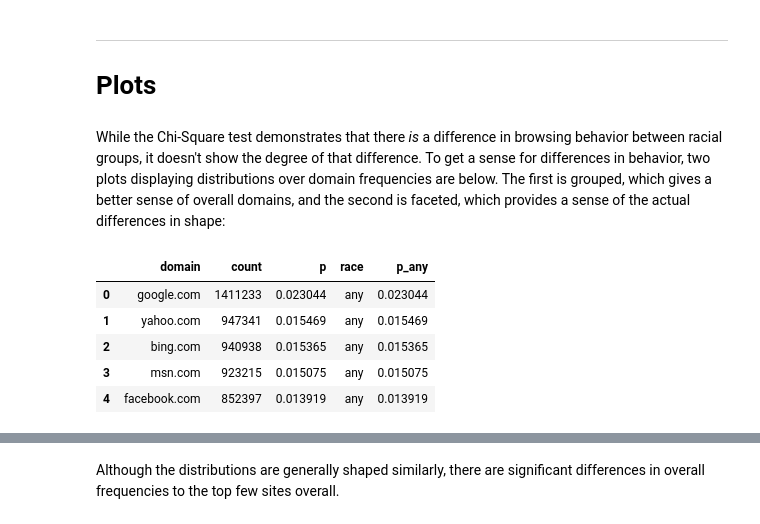
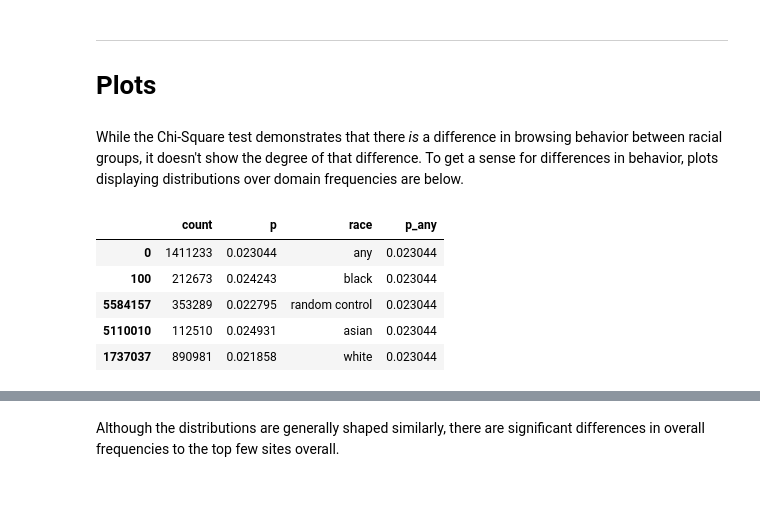
Before and after one commit to aberke/floc-analysis, a Jupyter notebook: notebooks/sensitivity-by-race-by-domain-visit-frequency.ipynb, the cells around one changed output, grey strips where cells are left out. Drawn from its saved outputs; the diff is of its cells as text; code cells hidden in the pictures; blank space fills up the shorter version.

```diff
--- a/notebooks/sensitivity-by-race-by-domain-visit-frequency.ipynb
+++ b/notebooks/sensitivity-by-race-by-domain-visit-frequency.ipynb
@@ -188,43 +202,45 @@ Overall dataframe:
 ---
 # Plots
 # %% [markdown]
-While the Chi-Square test demonstrates that there *is* a difference in browsing behavior between racial groups, it doesn't show the degree of that difference. To get a sense for differences in behavior, two plots displaying distributions over domain frequencies are below. The first is grouped, which gives a better sense of overall domains, and the second is faceted, which provides a sense of the actual differences in shape:
+While the Chi-Square test demonstrates that there *is* a difference in browsing behavior between racial groups, it doesn't show the degree of that difference. To get a sense for differences in behavior, plots displaying distributions over domain frequencies are below.
 # %%
 from plotnine import (ggplot, geom_point, aes, stat_smooth,
                       facet_wrap, geom_bar, element_text,
                       theme, theme_minimal, labs, element_blank,
                       element_line)
 
+D = 100
+
 # Organize data
 race_values = {1:'white', 2:'black', 3:'asian', 5:'other', 6: 'random control', 7: 'any'}
-# get top 50 for demonstration
-top_domains = all_distribution.nlargest(50, columns='p')
+top_domains = all_distribution.nlargest(D, columns='p')
 race_dist_df = race_distributions[race_distributions.domain.isin(top_domains.index)]
 # calc frequencies
 race_X = (race_dist_df
  [['domain', 'race', 'count']]
  .pivot(index='domain', columns='race')
 )
 plot_df = (pd.concat([(top_domains.reset_index()
                        .rename({'index': 'domain'}, axis=1)
                        .assign(race=7)),
                       race_dist_df])
            # convert to readable strings, then categorical vars
            .assign(race = lambda x: x.race.astype(int).map(race_values))
            .assign(race=lambda x: pd.Categorical(x.race, categories=x.race.unique().sort()),
                    domain=lambda x: pd.Categorical(x.domain, categories=x.domain.unique()),
                    p=lambda x: x.p.astype(float))
           )
 
 # adds p_any (from aggregate) to DF for plotting convenience
 p_any_df = (plot_df[plot_df.race == 'any'][['domain', 'p']])
 p_domains_any = plot_df[plot_df.race == 'any'][['domain', 'p']].set_index('domain').to_dict()['p']
-plot_df = plot_df.assign(p_any=lambda x: x.domain.map(p_domains_any).astype(float))
-plot_df.head()
+plot_100_df = plot_df.assign(p_any=lambda x: x.domain.map(p_domains_any).astype(float))
+plot_100_df = plot_100_df.sort_values('p_any', ascending=False)
+plot_100_df.drop('domain',axis=1).head() # avoid showing domain name with counts
 # %% [output]
-|  | domain | count | p | race | p_any |
-| 0 | google.com | 1411233 | 0.023044 | any | 0.023044 |
-| 1 | yahoo.com | 947341 | 0.015469 | any | 0.015469 |
-| 2 | bing.com | 940938 | 0.015365 | any | 0.015365 |
-| 3 | msn.com | 923215 | 0.015075 | any | 0.015075 |
-| 4 | facebook.com | 852397 | 0.013919 | any | 0.013919 |
+|  | count | p | race | p_any |
+| 0 | 1411233 | 0.023044 | any | 0.023044 |
+| 100 | 212673 | 0.024243 | black | 0.023044 |
+| 5584157 | 353289 | 0.022795 | random control | 0.023044 |
+| 5110010 | 112510 | 0.024931 | asian | 0.023044 |
+| 1737037 | 890981 | 0.021858 | white | 0.023044 |
```
Also changed, not shown: parts of 22 cells of this notebook, 21 other files.
